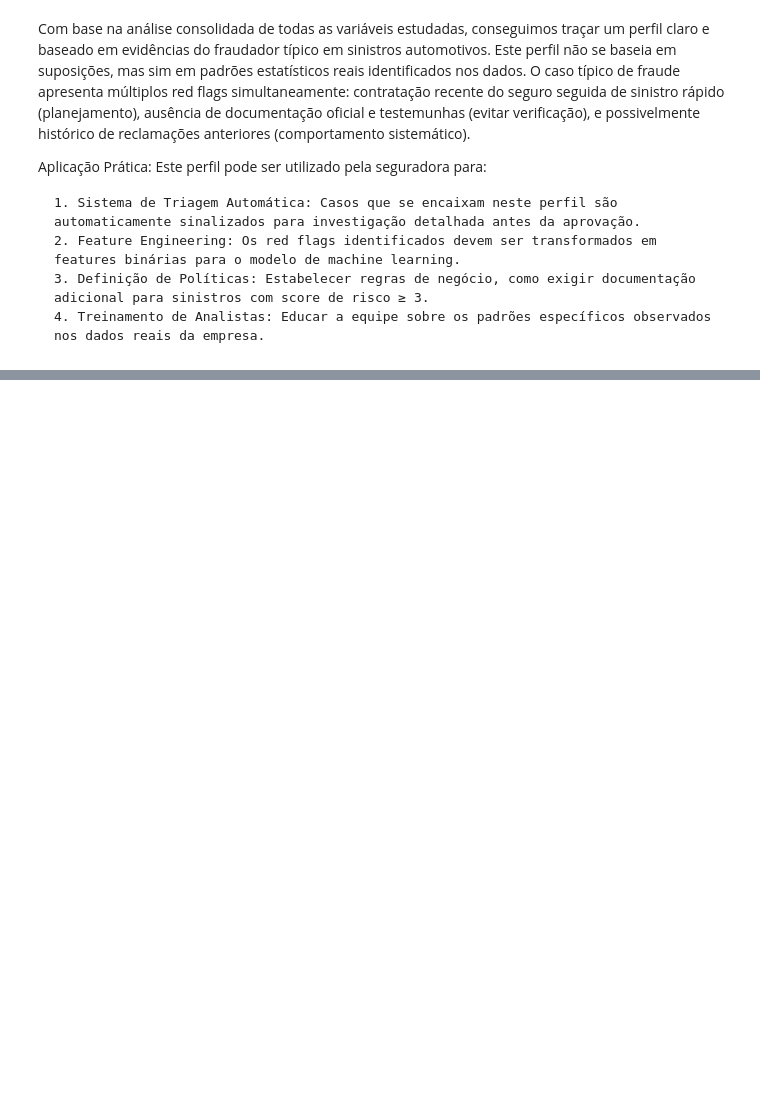
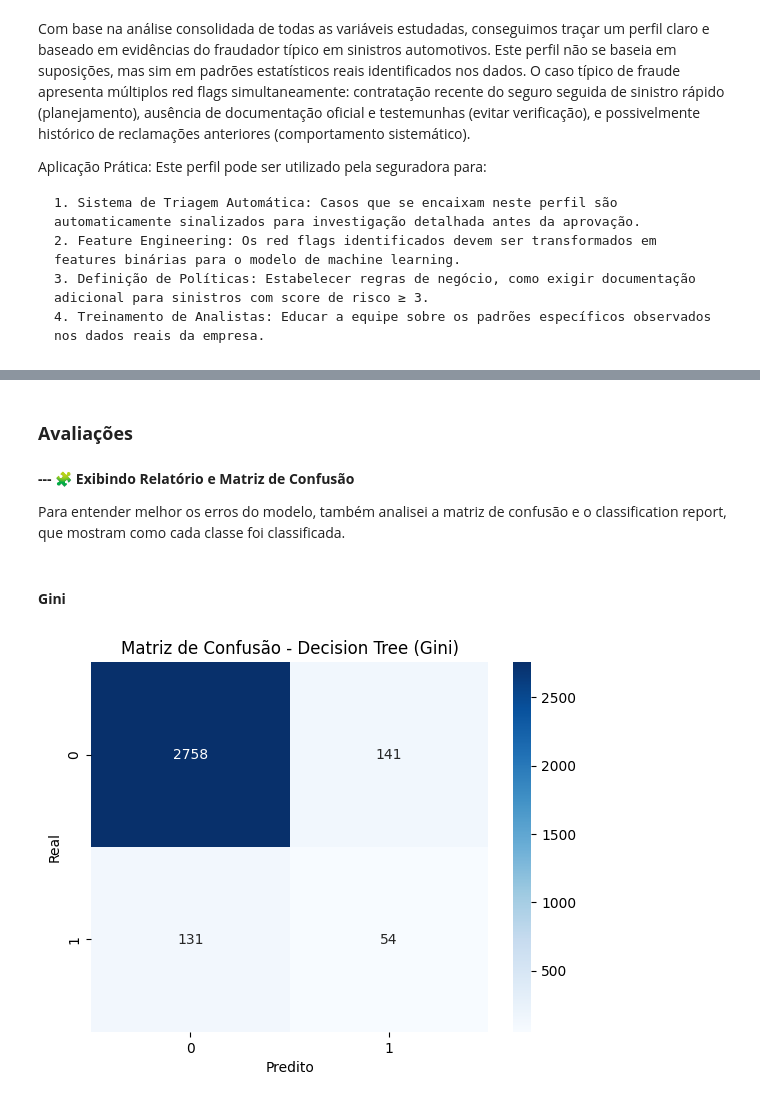
Before and after one commit to alekspettherson/Facens-Pos, a Jupyter notebook: Fundamentos Machine Learning/Trabalho_Final/242789-TrabalhoFinal.ipynb, the cells around one changed output, grey strips where cells are left out. Drawn from its saved outputs; the diff is of its cells as text; code cells hidden in the pictures; blank space fills up the shorter version.

```diff
--- a/Fundamentos Machine Learning/Trabalho_Final/242789-TrabalhoFinal.ipynb
+++ b/Fundamentos Machine Learning/Trabalho_Final/242789-TrabalhoFinal.ipynb
@@ -1322,0 +1745,27 @@ Aplicação Prática: Este perfil pode ser utilizado pela seguradora para:
+# %%
+
+num_cols = X.select_dtypes(include=['int64','float64']).columns
+cat_cols = X.select_dtypes(include=['object']).columns
+
+preprocess = ColumnTransformer(
+    transformers=[
+        ("num", StandardScaler(), num_cols),
+        ("cat", OneHotEncoder(handle_unknown="ignore"), cat_cols)
+    ]
+)
+# --- Modelo com Gini ---
+
+model_gini = Pipeline(steps=[
+    ("prep", preprocess),
+    ("model", DecisionTreeClassifier(criterion="gini", random_state=42))
+])
+
+model_gini.fit(X_train, y_train)
+
+# --- Modelo com Entropy ---
+model_entropy = Pipeline(steps=[
+    ("prep", preprocess),
+    ("model", DecisionTreeClassifier(criterion="entropy", random_state=42))
+])
+
+model_entropy.fit(X_train, y_train)
@@ -1322,0 +1830,8 @@ Aplicação Prática: Este perfil pode ser utilizado pela seguradora para:
+# %%
+# --- Modelo Gini ---
+y_pred_gini = model_gini.predict(X_test)
+y_proba_gini = model_gini.predict_proba(X_test)[:,1]
+
+# --- Modelo Entropy ---
+y_pred_entropy = model_entropy.predict(X_test)
+y_proba_entropy = model_entropy.predict_proba(X_test)[:,1]
@@ -1322,0 +1848,2 @@ Aplicação Prática: Este perfil pode ser utilizado pela seguradora para:
+# %% [markdown]
+### **Avaliações**
@@ -1322,0 +1890,15 @@ Aplicação Prática: Este perfil pode ser utilizado pela seguradora para:
+# %% [markdown]
+**--- 🧩 Exibindo Relatório e Matriz de Confusão**
+
+Para entender melhor os erros do modelo, também analisei a matriz de confusão e o classification report, que mostram como cada classe foi classificada.
+# %% [markdown]
+#### **Gini**
+# %%
+cm_gini = confusion_matrix(y_test, y_pred_gini)
+sns.heatmap(cm_gini, annot=True, fmt="d", cmap="Blues")
+plt.title("Matriz de Confusão - Decision Tree (Gini)")
+plt.xlabel("Predito")
+plt.ylabel("Real")
+plt.show()
+# %% [output]
+[figure, added]
```
Also changed, not shown: parts of 51 cells of this notebook.
